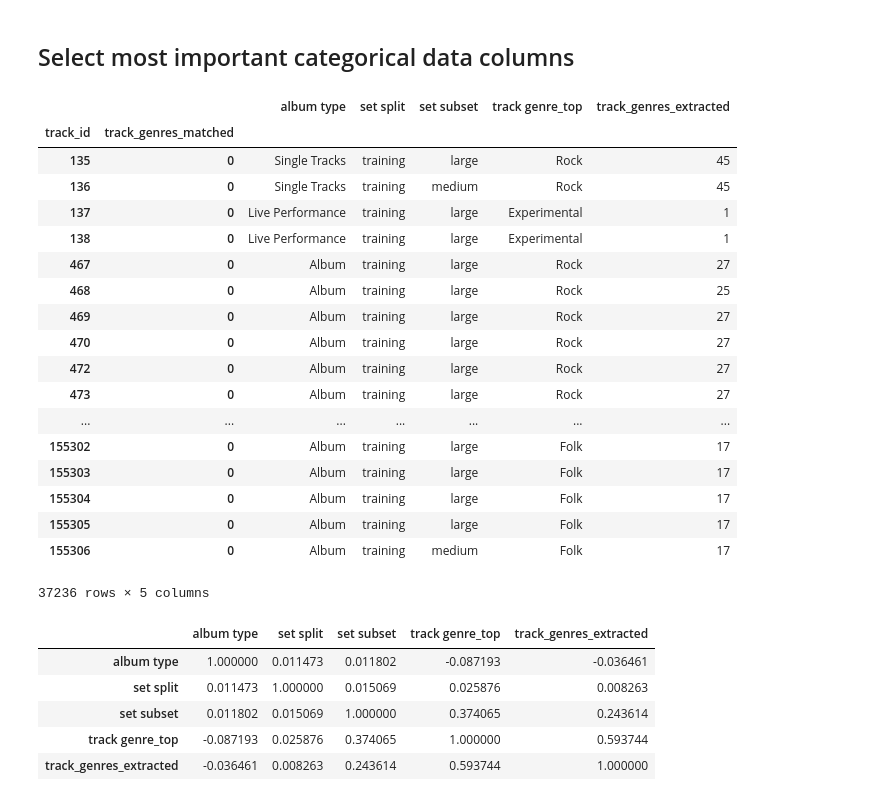
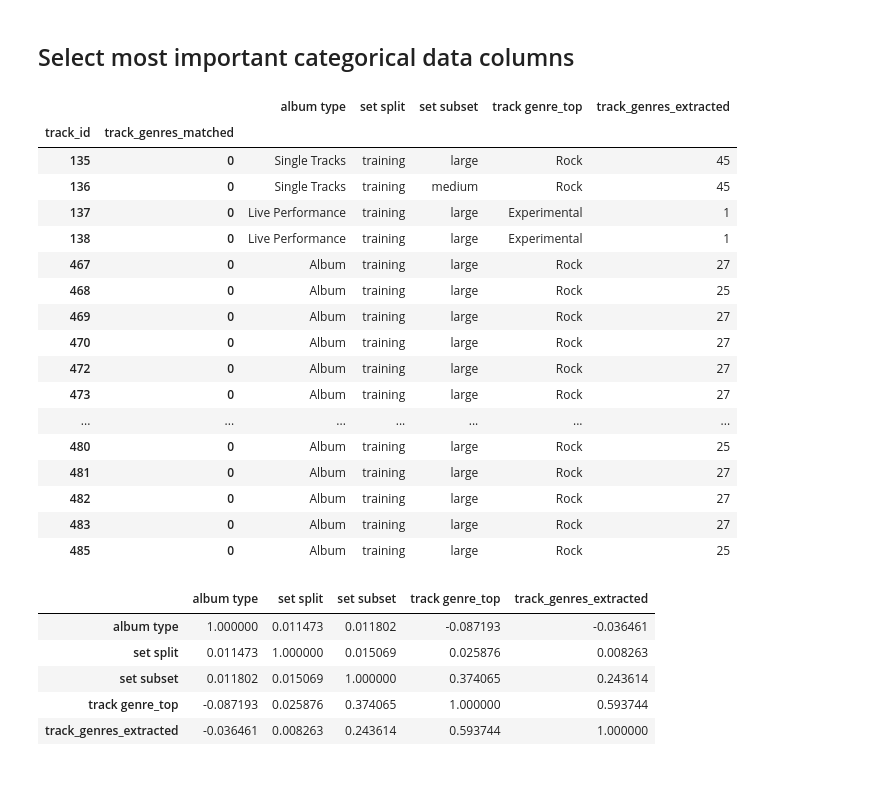
Before and after one commit to bloominstituteoftechnology/DS-Unit-2-Sprint-3-Advanced-Regression, a Jupyter notebook: module1-logistic-regression/LS_DS_231_Logistic_Regression.ipynb, the cells around one changed output. Cells and saved outputs as stored; diff of their text form; code cells hidden in the pictures.

```diff
--- a/module1-logistic-regression/LS_DS_231_Logistic_Regression.ipynb
+++ b/module1-logistic-regression/LS_DS_231_Logistic_Regression.ipynb
@@ -674,37 +675,36 @@ tracks_categorical.head(20)
 # %%
 track_genres = tracks_categorical['track genres'].str. \
                 extractall(r"(?P<track_genres_extracted>[\d]*),+\s+")
 track_genres.index.names = ['track_id', 'track_genres_matched']
 
 tracks_categorical_2 = tracks_categorical.drop('track genres', axis = 1). \
                           reindex(index = track_genres.index, level = 0)
 
 # print('track_genres:\n', track_genres)
 # print('tracks_categorical_2:\n', tracks_categorical_2.head())
 
 tracks_categorical_2.drop(['track genres_all'], axis = 1, inplace = True)
 tracks_categorical_2 = tracks_categorical_2.join(track_genres, how = 'inner')
-tracks_categorical_2
+tracks_categorical_2.head(20)
 # %% [output]
 |  |  | album type | set split | set subset | track genre_top | track_genres_extracted |
 | track_id | track_genres_matched |  |  |  |  |  |
 | 135 | 0 | Single Tracks | training | large | Rock | 45 |
 | 136 | 0 | Single Tracks | training | medium | Rock | 45 |
 | 137 | 0 | Live Performance | training | large | Experimental | 1 |
 | 138 | 0 | Live Performance | training | large | Experimental | 1 |
 | 467 | 0 | Album | training | large | Rock | 27 |
 | 468 | 0 | Album | training | large | Rock | 25 |
 | 469 | 0 | Album | training | large | Rock | 27 |
 | 470 | 0 | Album | training | large | Rock | 27 |
 | 472 | 0 | Album | training | large | Rock | 27 |
 | 473 | 0 | Album | training | large | Rock | 27 |
 | ... | ... | ... | ... | ... | ... | ... |
-| 155302 | 0 | Album | training | large | Folk | 17 |
-| 155303 | 0 | Album | training | large | Folk | 17 |
-| 155304 | 0 | Album | training | large | Folk | 17 |
-| 155305 | 0 | Album | training | large | Folk | 17 |
-| 155306 | 0 | Album | training | medium | Folk | 17 |
+| 480 | 0 | Album | training | large | Rock | 25 |
+| 481 | 0 | Album | training | large | Rock | 27 |
+| 482 | 0 | Album | training | large | Rock | 27 |
+| 483 | 0 | Album | training | large | Rock | 27 |
+| 485 | 0 | Album | training | large | Rock | 25 |
-37236 rows × 5 columns
 # %%
 tracks_categorical_2.apply(lambda x: pd.factorize(x)[0]).corr()
 # %% [output]
```
Also changed, not shown: parts of 15 cells of this notebook.
